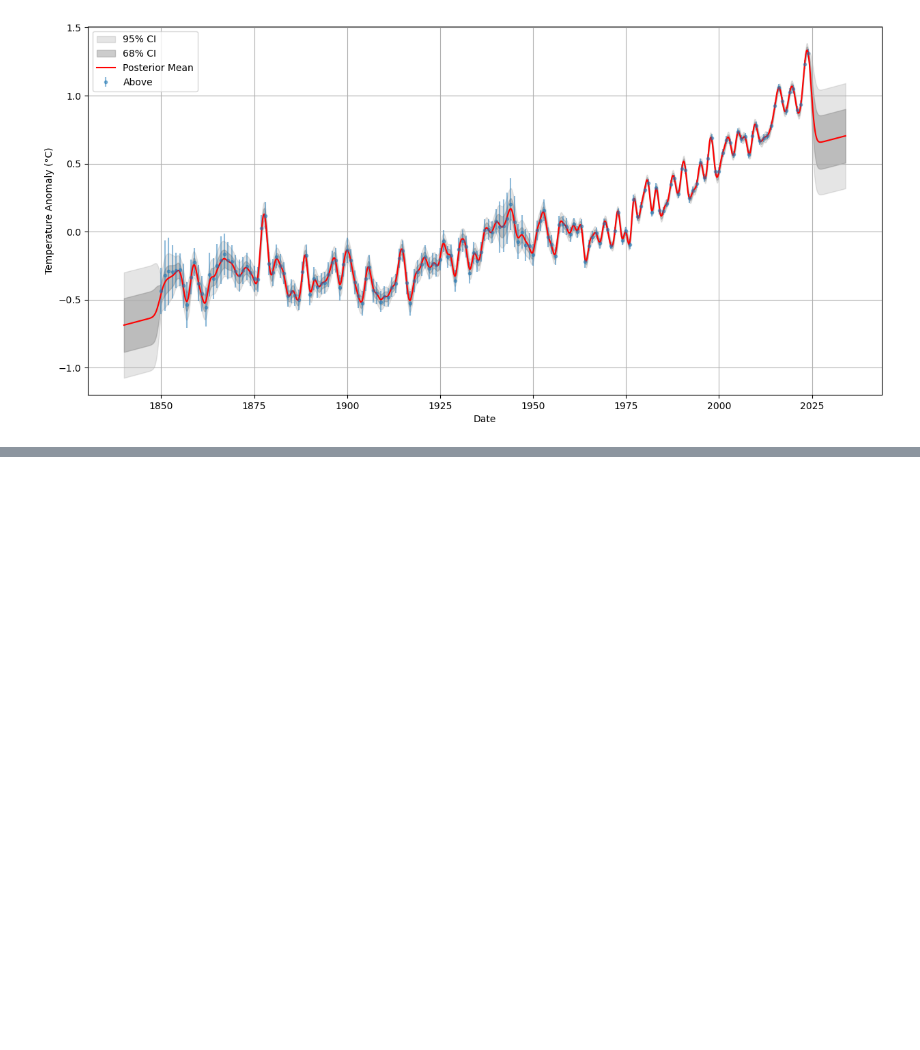
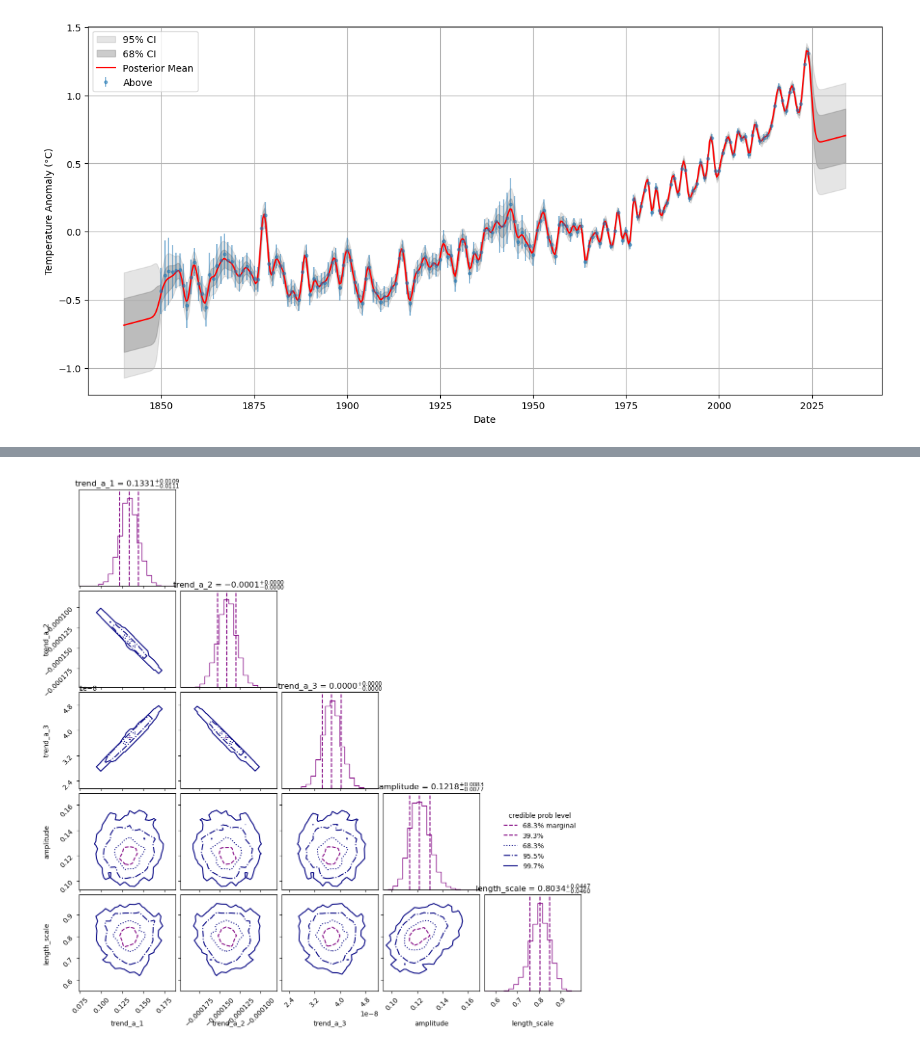
Before and after one commit to stevelonny/global-warming, a Jupyter notebook: gaussian-process.ipynb, the cells around one changed output, grey strips where cells are left out. Saved outputs shown, nothing was run; the diff lists cells and outputs as text; code cells hidden in the pictures; blank space fills up the shorter version.

```diff
--- a/gaussian-process.ipynb
+++ b/gaussian-process.ipynb
@@ -489,0 +440,3 @@ KeyboardInterrupt:
+# %%
+sampler_poly_gp = ultranest.ReactiveNestedSampler(parameters_poly_gp, log_poly_gp_likelihood, gp_poly_prior)
+result_poly_gp = sampler_poly_gp.run()
@@ -489,0 +454,9 @@ KeyboardInterrupt:
+# %%
+cornerplot(
+    result_poly_gp,
+    title_fmt=".4f",
+    #quantiles=[0.025, 0.5, 0.975]
+)
+plt.show()
+# %% [output]
+[figure, added]
```
Also changed, not shown: parts of 24 cells of this notebook, 1 other file.
